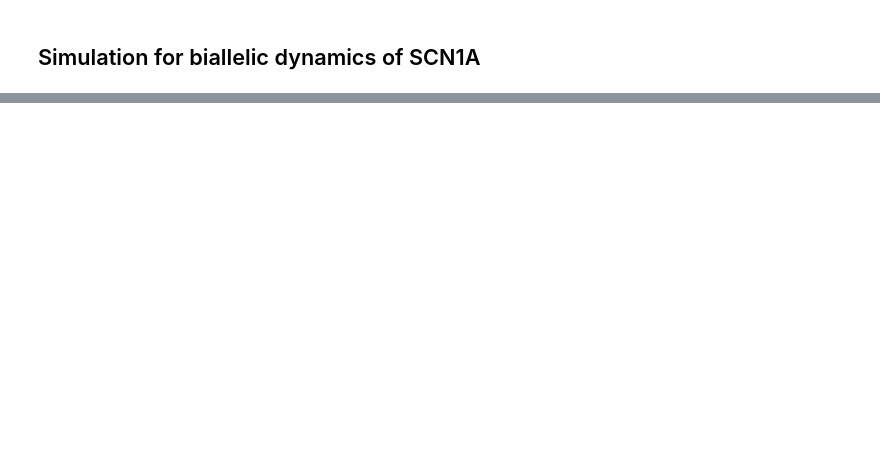
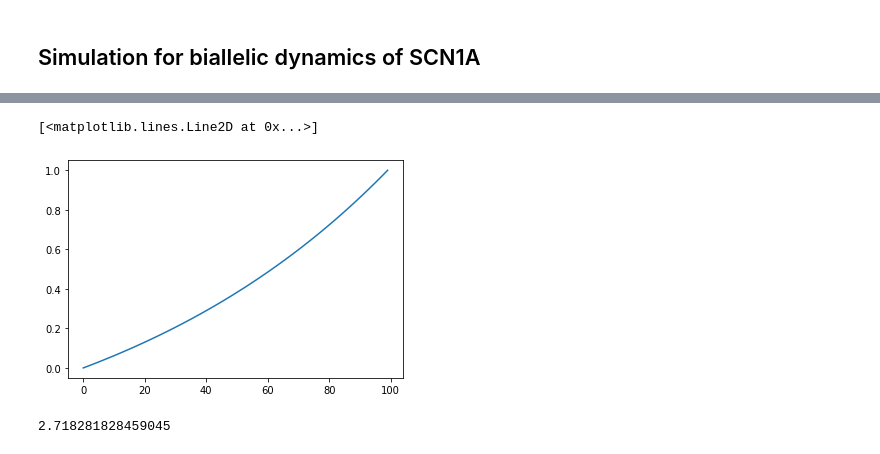
Before and after one commit to roschkoenig/SodMod, a Jupyter notebook: example_noteboks/Single_Cell_Simulation.ipynb, the cells around one changed output, grey strips where cells are left out. Drawn from its saved outputs; the diff is of its cells as text; code cells hidden in the pictures; blank space fills up the shorter version.

```diff
--- a/example_noteboks/Single_Cell_Simulation.ipynb
+++ b/example_noteboks/Single_Cell_Simulation.ipynb
@@ -232,0 +236,9 @@ files.download('test.pdf')
+# %%
+plt.plot((np.exp(np.linspace(0,1,100))-1) / (np.exp(1)-1))
+# %% [output]
+[<matplotlib.lines.Line2D at 0x...>]
+[figure, added]
+# %%
+np.exp(1)
+# %% [output]
+2.718281828459045
```
Also changed, not shown: parts of 5 cells of this notebook, 1 other file.
